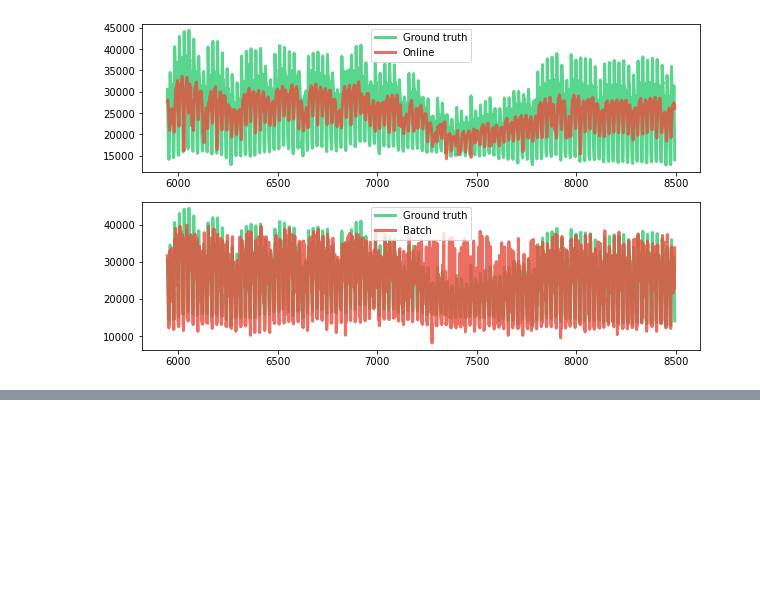
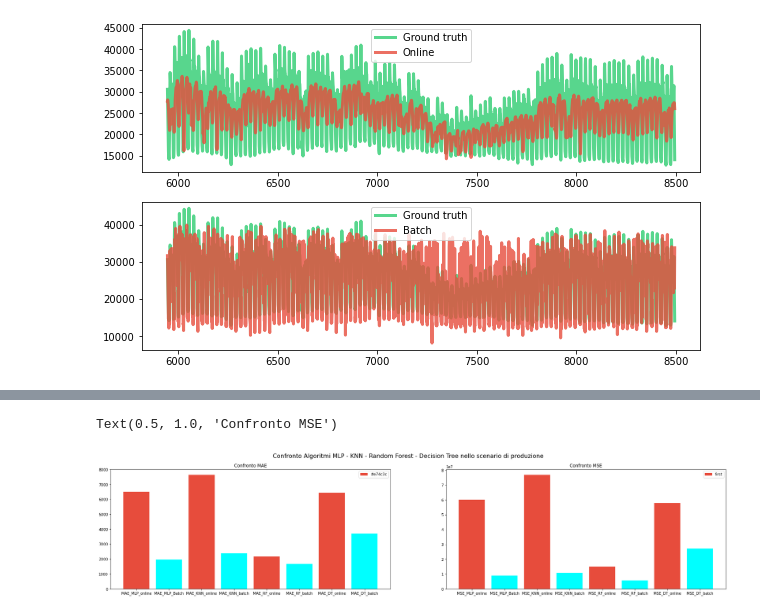
Before and after one commit to giodefa96/Script_Tesi_new, a Jupyter notebook: Risultati Finali/WaterVolumePrediction.ipynb, the cells around one changed output, grey strips where cells are left out. Drawn from its saved outputs; the diff is of its cells as text; code cells hidden in the pictures; blank space fills up the shorter version.

```diff
--- a/Risultati Finali/WaterVolumePrediction.ipynb
+++ b/Risultati Finali/WaterVolumePrediction.ipynb
@@ -1009,0 +1038,30 @@ ax2.legend()
+# %%
+fig, (ax1,ax2) = plt.subplots(1,2,figsize=(30, 6))
+
+fig.suptitle('Confronto Algoritmi MLP - KNN - Random Forest - Decision Tree nello scenario di produzione',  fontsize=16)
+
+ax1.bar(height=[
+       6514.380636,mean_absolute_error(Y_test_mlp, regr_mlp.predict(X_test_mlp)),
+       7632.871277, mean_absolute_error(Y_test_knm, neigh.predict(X_test_knm)),
+       2171.559276,mean_absolute_error(Y_test_RF, regr_random_forest.predict(X_test_RF)),
+       6437.296063, mean_absolute_error(Y_test_DT, regressor_dec_tree.predict(X_test_DT))
+                ],
+       x=['MAE_MLP_online','MAE_MLP_Batch','MAE_KNN_online','MAE_KNN_batch','MAE_RF_online','MAE_RF_batch','MAE_DT_online','MAE_DT_batch'],
+        color=['#e74c3c', 'cyan'],
+       )
+legend_drawn_flag = True
+ax1.legend(['#e74c3c', 'cyan'], loc=0, frameon=legend_drawn_flag)
+ax1.set_title('Confronto MAE')
+ax2.bar(height=[
+       60000966.283311,mean_squared_error(Y_test_mlp, regr_mlp.predict(X_test_mlp)),
+       76816720.473762, mean_squared_error(Y_test_knm, neigh.predict(X_test_knm)),
+       14962137.707209,mean_squared_error(Y_test_RF, regr_random_forest.predict(X_test_RF)),
+       57834254.995266, mean_squared_error(Y_test_DT, regressor_dec_tree.predict(X_test_DT))
+                ],
+       x=['MSE_MLP_online','MSE_MLP_Batch','MSE_KNN_online','MSE_KNN_batch','MSE_RF_online','MSE_RF_batch','MSE_DT_online','MSE_DT_batch'],
+       color=['#e74c3c', 'cyan'])
+ax2.legend(['first', 'second'])
+ax2.set_title('Confronto MSE')
+# %% [output]
+Text(0.5, 1.0, 'Confronto MSE')
+[figure, added]
```
Also changed, not shown: parts of 21 cells of this notebook.
